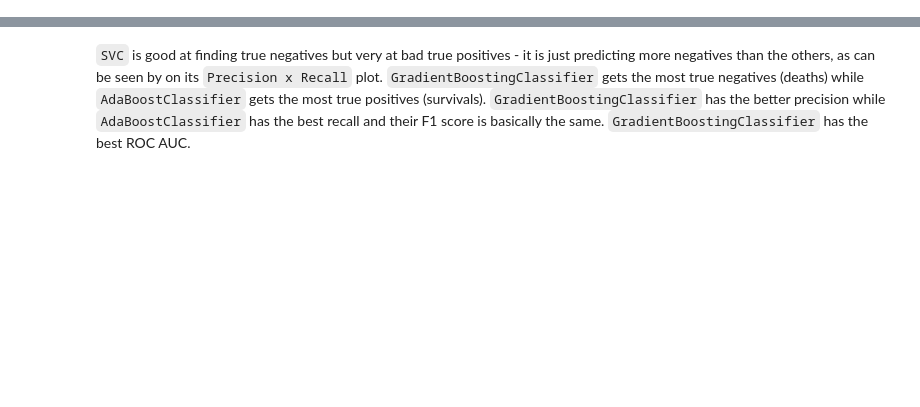
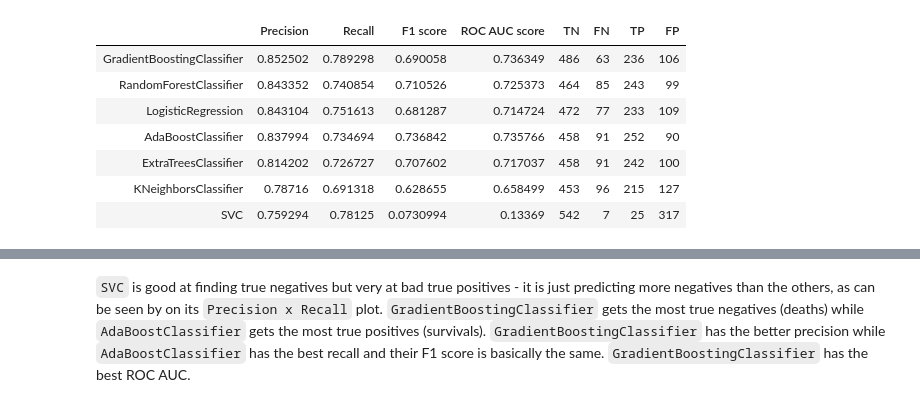
Before and after one commit to mdediana/kaggle, a Jupyter notebook: titanic/ClassifierEvaluation.ipynb, the cells around one changed output, grey strips where cells are left out. Drawn from its saved outputs; the diff is of its cells as text; code cells hidden in the pictures; blank space fills up the shorter version.

Commit message:
Add Logistic regression

```diff
--- a/titanic/ClassifierEvaluation.ipynb
+++ b/titanic/ClassifierEvaluation.ipynb
@@ -18,6 +18,7 @@ from sklearn.ensemble import (AdaBoostClassifier, GradientBoostingClassifier, Ra
                               ExtraTreesClassifier)
 from sklearn.neighbors import KNeighborsClassifier
 from sklearn.svm import SVC
+from sklearn.linear_model import LogisticRegression
 
 from model import _column_transformer
 
@@ -32,7 +33,8 @@ random_forest = RandomForestClassifier()
 extra_tree = ExtraTreesClassifier()
 k_neighbors = KNeighborsClassifier()
 svc = SVC(kernel='poly')
-classifiers = [ada_boost, gradient_boosting, random_forest, extra_tree, k_neighbors, svc]
+logistic_regression = LogisticRegression(max_iter=1000)
+classifiers = [ada_boost, gradient_boosting, random_forest, extra_tree, k_neighbors, svc, logistic_regression]
 
 # Calculate predictions and scores
 preds_and_scores = dict()
@@ -48,18 +50,28 @@ for clf in classifiers:
 # %%
 # Metrics
 headers = ['Precision', 'Recall', 'F1 score', 'ROC AUC score', 'TN', 'FN', 'TP', 'FP']
 rows = []
 for clf in classifiers:
     y_pred, y_scores = preds_and_scores[type(clf).__name__]
     cm = confusion_matrix(y, y_pred).tolist()
     rows.append([
         type(clf).__name__,
+        roc_auc_score(y, y_scores),
         precision_score(y, y_pred),
         recall_score(y, y_pred),
         f1_score(y, y_pred),
-        roc_auc_score(y, y_scores),
         cm[0][0], cm[0][1], cm[1][1], cm[1][0],])
+rows.sort(key=lambda row: row[1], reverse=True)
 display(HTML(tabulate(rows, headers=headers, tablefmt='html')))
+# %% [output]
+|  | Precision | Recall | F1 score | ROC AUC score | TN | FN | TP | FP |
+| GradientBoostingClassifier | 0.852502 | 0.789298 | 0.690058 | 0.736349 | 486 | 63 | 236 | 106 |
+| RandomForestClassifier | 0.843352 | 0.740854 | 0.710526 | 0.725373 | 464 | 85 | 243 | 99 |
+| LogisticRegression | 0.843104 | 0.751613 | 0.681287 | 0.714724 | 472 | 77 | 233 | 109 |
+| AdaBoostClassifier | 0.837994 | 0.734694 | 0.736842 | 0.735766 | 458 | 91 | 252 | 90 |
+| ExtraTreesClassifier | 0.814202 | 0.726727 | 0.707602 | 0.717037 | 458 | 91 | 242 | 100 |
+| KNeighborsClassifier | 0.78716 | 0.691318 | 0.628655 | 0.658499 | 453 | 96 | 215 | 127 |
+| SVC | 0.759294 | 0.78125 | 0.0730994 | 0.13369 | 542 | 7 | 25 | 317 |
 # %%
 # Precision x recall
 fig, axs = plt.subplots(len(classifiers), figsize=(10, 20))
```
Also changed, not shown: parts of 2 cells of this notebook, 1 other file.
